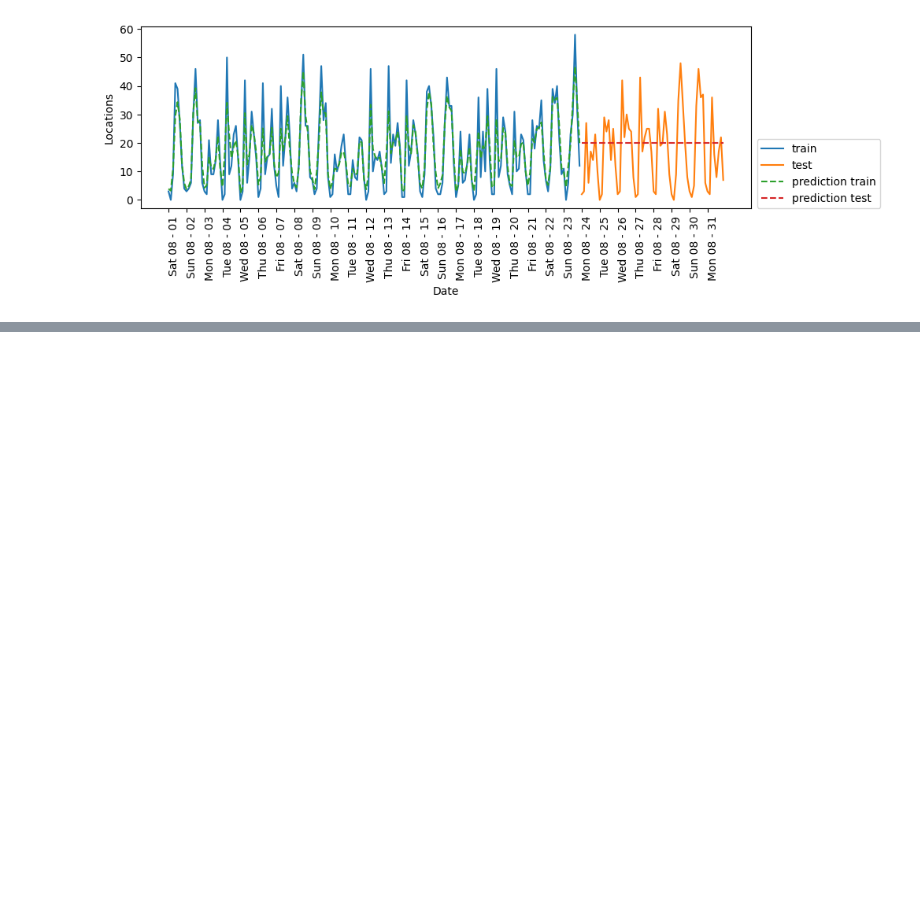
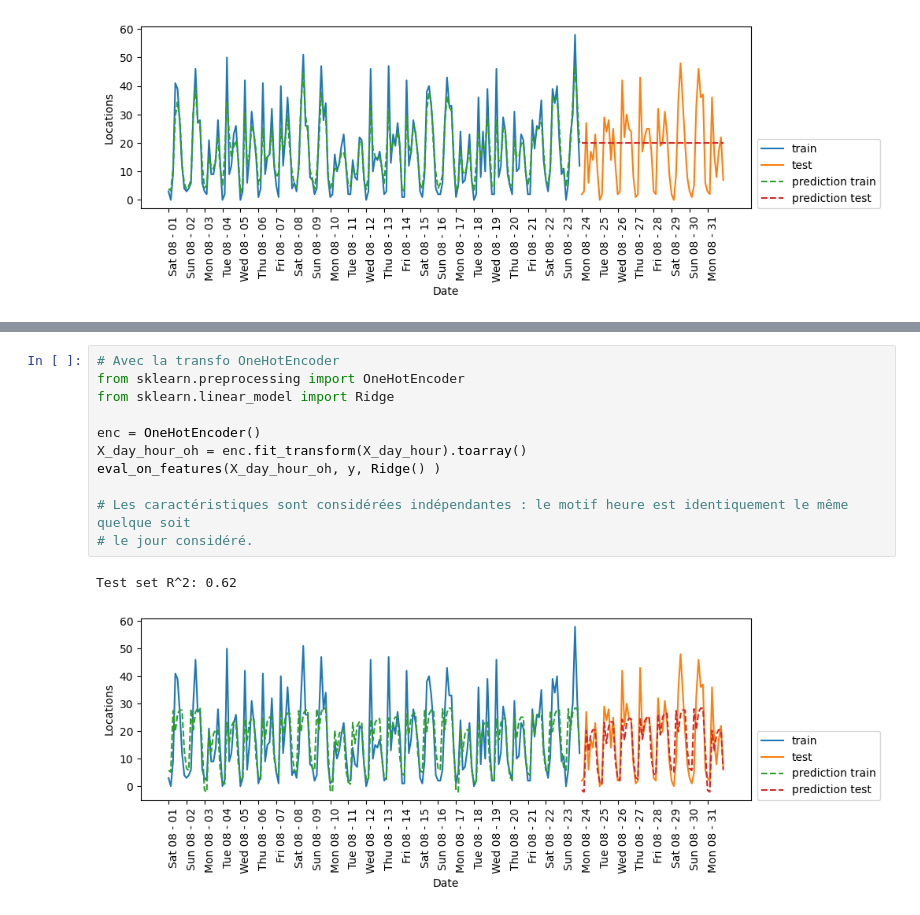
Before and after one commit to 012kirby210/mg-scikitlearn, a Jupyter notebook: [Caracteristique Engineering] Cas d'utilisation.ipynb, the cells around one changed output, grey strips where cells are left out. Drawn from its saved outputs; the diff is of its cells as text; blank space fills up the shorter version.

```diff
--- a/[Caracteristique Engineering] Cas d'utilisation.ipynb
+++ b/[Caracteristique Engineering] Cas d'utilisation.ipynb
@@ -67,0 +95,14 @@ Test set R^2: -0.04
+# %%
+# Avec la transfo OneHotEncoder
+from sklearn.preprocessing import OneHotEncoder
+from sklearn.linear_model import Ridge
+
+enc = OneHotEncoder()
+X_day_hour_oh = enc.fit_transform(X_day_hour).toarray()
+eval_on_features(X_day_hour_oh, y, Ridge() )
+
+# Les caractéristiques sont considérées indépendantes : le motif heure est identiquement le même quelque soit
+# le jour considéré.
+# %% [output]
+Test set R^2: 0.62
+[figure, added]
```
Also changed, not shown: parts of 5 cells of this notebook.
